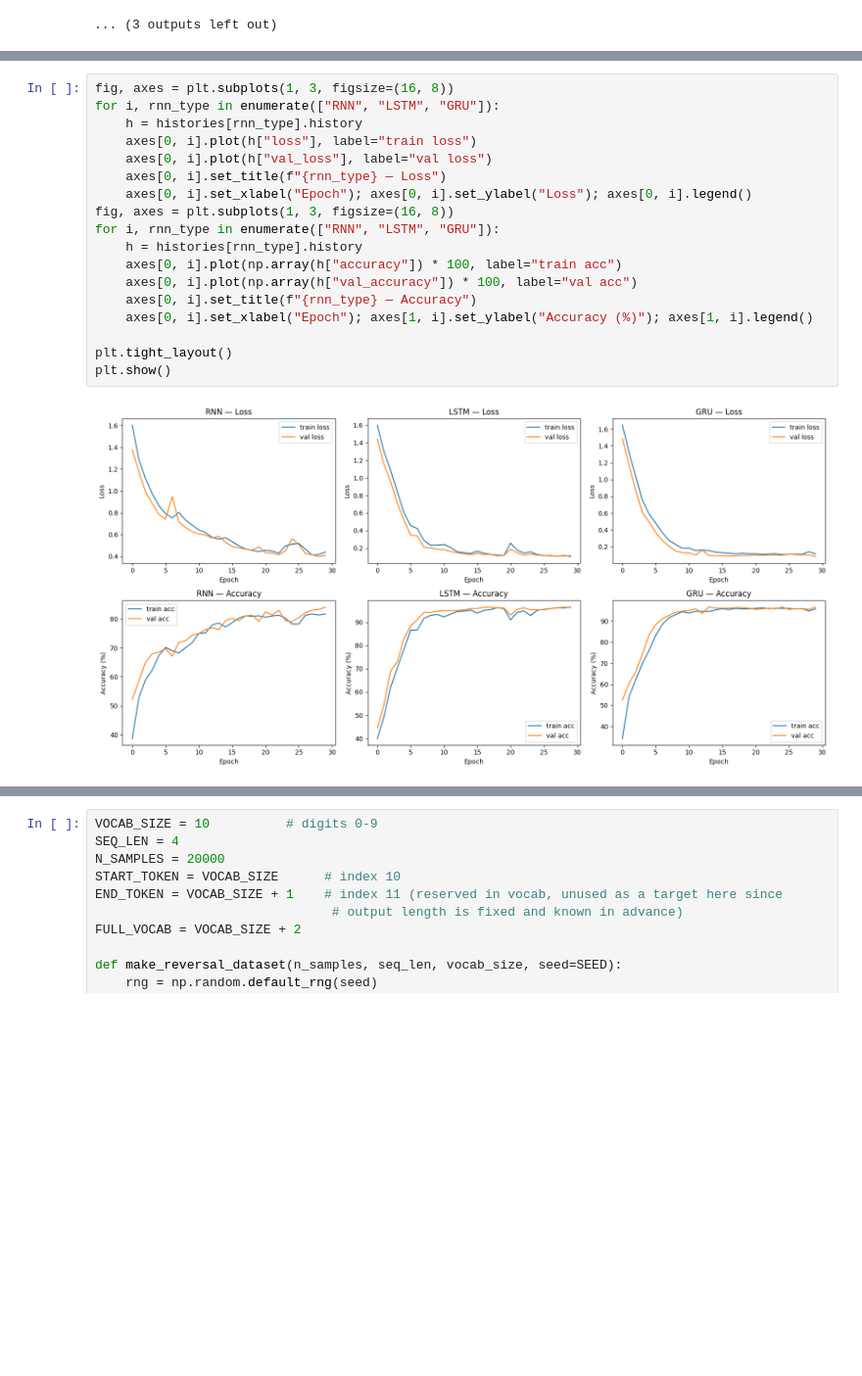
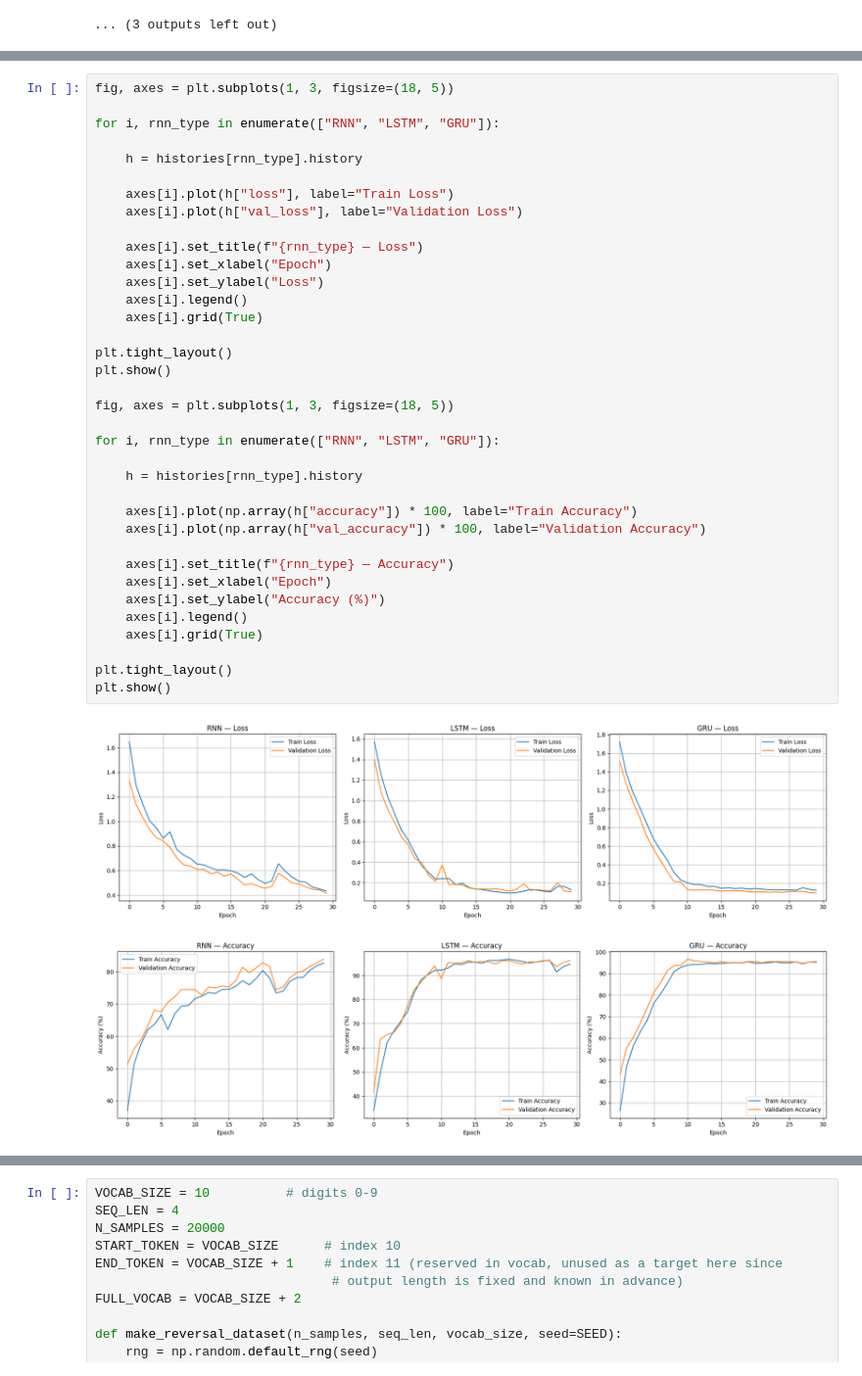
Before and after one commit to sadhika-tech/deep-learning-lab, a Jupyter notebook: Lab 6/rnn_lstm_gru.ipynb, the cells around one changed output, grey strips where cells are left out. Shown at 98% size. Drawn from its saved outputs; the diff is of its cells as text; blank space fills up the shorter version.

```diff
--- a/Lab 6/rnn_lstm_gru.ipynb
+++ b/Lab 6/rnn_lstm_gru.ipynb
@@ -286,23 +286,42 @@ GRU trained in 22.84s, params=4758
 # %%
-fig, axes = plt.subplots(1, 3, figsize=(16, 8))
+fig, axes = plt.subplots(1, 3, figsize=(18, 5))
+
 for i, rnn_type in enumerate(["RNN", "LSTM", "GRU"]):
+
     h = histories[rnn_type].history
-    axes[0, i].plot(h["loss"], label="train loss")
-    axes[0, i].plot(h["val_loss"], label="val loss")
-    axes[0, i].set_title(f"{rnn_type} — Loss")
-    axes[0, i].set_xlabel("Epoch"); axes[0, i].set_ylabel("Loss"); axes[0, i].legend()
-fig, axes = plt.subplots(1, 3, figsize=(16, 8))
-for i, rnn_type in enumerate(["RNN", "LSTM", "GRU"]):
-    h = histories[rnn_type].history
-    axes[0, i].plot(np.array(h["accuracy"]) * 100, label="train acc")
-    axes[0, i].plot(np.array(h["val_accuracy"]) * 100, label="val acc")
-    axes[0, i].set_title(f"{rnn_type} — Accuracy")
-    axes[0, i].set_xlabel("Epoch"); axes[1, i].set_ylabel("Accuracy (%)"); axes[1, i].legend()
+
+    axes[i].plot(h["loss"], label="Train Loss")
+    axes[i].plot(h["val_loss"], label="Validation Loss")
+
+    axes[i].set_title(f"{rnn_type} — Loss")
+    axes[i].set_xlabel("Epoch")
+    axes[i].set_ylabel("Loss")
+    axes[i].legend()
+    axes[i].grid(True)
 
 plt.tight_layout()
 plt.show()
+
+fig, axes = plt.subplots(1, 3, figsize=(18, 5))
+
+for i, rnn_type in enumerate(["RNN", "LSTM", "GRU"]):
+
+    h = histories[rnn_type].history
+
+    axes[i].plot(np.array(h["accuracy"]) * 100, label="Train Accuracy")
+    axes[i].plot(np.array(h["val_accuracy"]) * 100, label="Validation Accuracy")
+
+    axes[i].set_title(f"{rnn_type} — Accuracy")
+    axes[i].set_xlabel("Epoch")
+    axes[i].set_ylabel("Accuracy (%)")
+    axes[i].legend()
+    axes[i].grid(True)
+
+plt.tight_layout()
+plt.show()
 # %% [output]
-[figure, old version]
+[figure, new version]
+[figure, added]
 # %%
 def evaluate_model(model, X_te, y_te, name):
     y_prob = model.predict(X_te, verbose=0)
```
Also changed, not shown: parts of 32 cells of this notebook.
